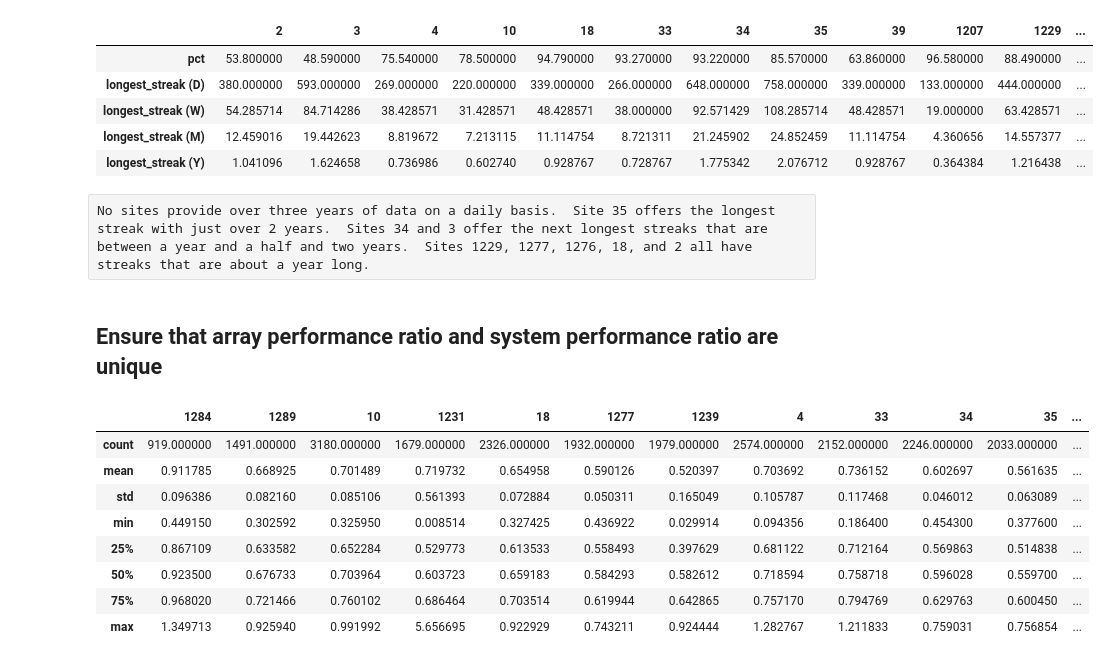
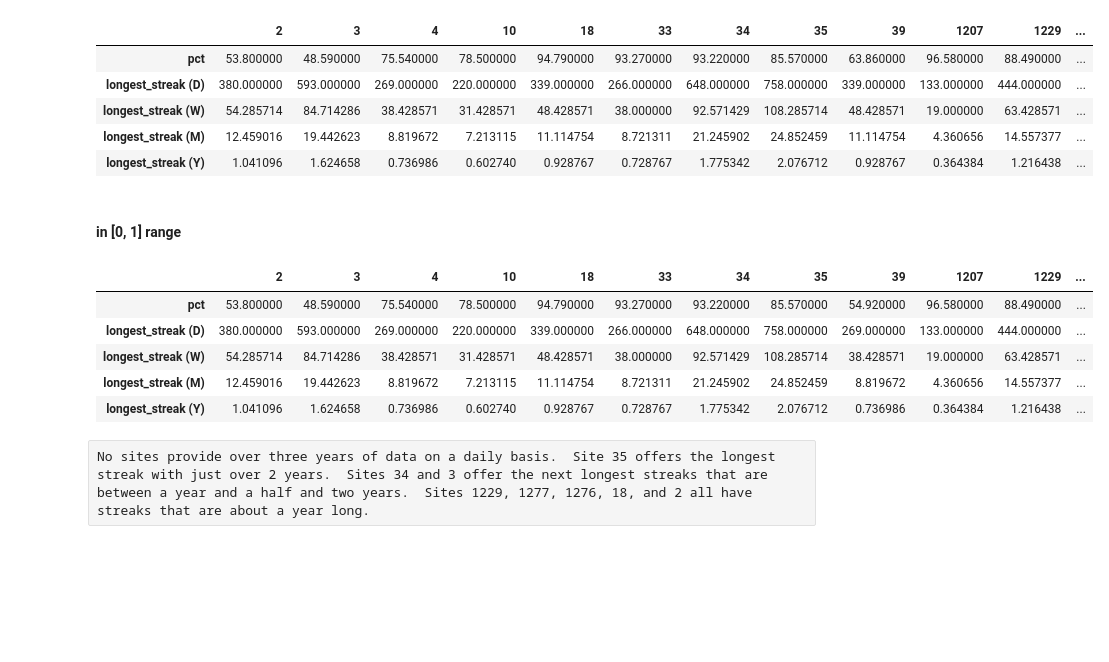
Before and after one commit to hackingmaterials/duramat, a Jupyter notebook: PVDAQ/pvdaq_data_quality.ipynb, the cells around one changed output. Drawn from its saved outputs; the diff is of its cells as text; code cells hidden in the pictures; blank space fills up the shorter version.

```diff
--- a/PVDAQ/pvdaq_data_quality.ipynb
+++ b/PVDAQ/pvdaq_data_quality.ipynb
@@ -414,19 +484,28 @@ df
 | longest_streak (W) | 54.285714 | 84.714286 | 38.428571 | 31.428571 | 48.428571 | 38.000000 | 92.571429 | 108.285714 | 48.428571 | 19.000000 | 63.428571 | ... |
 | longest_streak (M) | 12.459016 | 19.442623 | 8.819672 | 7.213115 | 11.114754 | 8.721311 | 21.245902 | 24.852459 | 11.114754 | 4.360656 | 14.557377 | ... |
 | longest_streak (Y) | 1.041096 | 1.624658 | 0.736986 | 0.602740 | 0.928767 | 0.728767 | 1.775342 | 2.076712 | 0.928767 | 0.364384 | 1.216438 | ... |
+# %% [markdown]
+#### in [0, 1] range
+# %%
+series_list = []
+for site in sorted(array_eff.keys()):
+    this_site = array_eff[site]
+    this_site = this_site[this_site.first_valid_index(): this_site.last_valid_index()]
+    outlier_indices = this_site[(this_site > 1) | (this_site < 0)].index
+    this_site[outlier_indices] = np.nan
+    pct = round(len(this_site.dropna()) / len(this_site) * 100, 2)
+    longest_streak = utils.ts_longest_streak(this_site, sample_time='D')
+    series = pd.Series([pct, len(longest_streak), len(longest_streak) / 7, len(longest_streak) / 30.5, len(longest_streak) / 365],
+                       index=['pct', 'longest_streak (D)', 'longest_streak (W)', 'longest_streak (M)', 'longest_streak (Y)'], name=site)
+    series_list.append(series)
+df = pd.concat(series_list, axis=1)
+df
+# %% [output]
+|  | 2 | 3 | 4 | 10 | 18 | 33 | 34 | 35 | 39 | 1207 | 1229 | ... |
+| pct | 53.800000 | 48.590000 | 75.540000 | 78.500000 | 94.790000 | 93.270000 | 93.220000 | 85.570000 | 54.920000 | 96.580000 | 88.490000 | ... |
+| longest_streak (D) | 380.000000 | 593.000000 | 269.000000 | 220.000000 | 339.000000 | 266.000000 | 648.000000 | 758.000000 | 269.000000 | 133.000000 | 444.000000 | ... |
+| longest_streak (W) | 54.285714 | 84.714286 | 38.428571 | 31.428571 | 48.428571 | 38.000000 | 92.571429 | 108.285714 | 38.428571 | 19.000000 | 63.428571 | ... |
+| longest_streak (M) | 12.459016 | 19.442623 | 8.819672 | 7.213115 | 11.114754 | 8.721311 | 21.245902 | 24.852459 | 8.819672 | 4.360656 | 14.557377 | ... |
+| longest_streak (Y) | 1.041096 | 1.624658 | 0.736986 | 0.602740 | 0.928767 | 0.728767 | 1.775342 | 2.076712 | 0.736986 | 0.364384 | 1.216438 | ... |
 # %% [raw]
 No sites provide over three years of data on a daily basis.  Site 35 offers the longest streak with just over 2 years.  Sites 34 and 3 offer the next longest streaks that are between a year and a half and two years.  Sites 1229, 1277, 1276, 18, and 2 all have streaks that are about a year long.
-# %% [markdown]
-## Ensure that array performance ratio and system performance ratio are unique
-# %%
-system_pr.describe()
-# %% [output]
-|  | 1284 | 1289 | 10 | 1231 | 18 | 1277 | 1239 | 4 | 33 | 34 | 35 | ... |
-| count | 919.000000 | 1491.000000 | 3180.000000 | 1679.000000 | 2326.000000 | 1932.000000 | 1979.000000 | 2574.000000 | 2152.000000 | 2246.000000 | 2033.000000 | ... |
-| mean | 0.911785 | 0.668925 | 0.701489 | 0.719732 | 0.654958 | 0.590126 | 0.520397 | 0.703692 | 0.736152 | 0.602697 | 0.561635 | ... |
-| std | 0.096386 | 0.082160 | 0.085106 | 0.561393 | 0.072884 | 0.050311 | 0.165049 | 0.105787 | 0.117468 | 0.046012 | 0.063089 | ... |
-| min | 0.449150 | 0.302592 | 0.325950 | 0.008514 | 0.327425 | 0.436922 | 0.029914 | 0.094356 | 0.186400 | 0.454300 | 0.377600 | ... |
-| 25% | 0.867109 | 0.633582 | 0.652284 | 0.529773 | 0.613533 | 0.558493 | 0.397629 | 0.681122 | 0.712164 | 0.569863 | 0.514838 | ... |
-| 50% | 0.923500 | 0.676733 | 0.703964 | 0.603723 | 0.659183 | 0.584293 | 0.582612 | 0.718594 | 0.758718 | 0.596028 | 0.559700 | ... |
-| 75% | 0.968020 | 0.721466 | 0.760102 | 0.686464 | 0.703514 | 0.619944 | 0.642865 | 0.757170 | 0.794769 | 0.629763 | 0.600450 | ... |
-| max | 1.349713 | 0.925940 | 0.991992 | 5.656695 | 0.922929 | 0.743211 | 0.924444 | 1.282767 | 1.211833 | 0.759031 | 0.756854 | ... |
```
Also changed, not shown: parts of 9 cells of this notebook, 8 other files.
